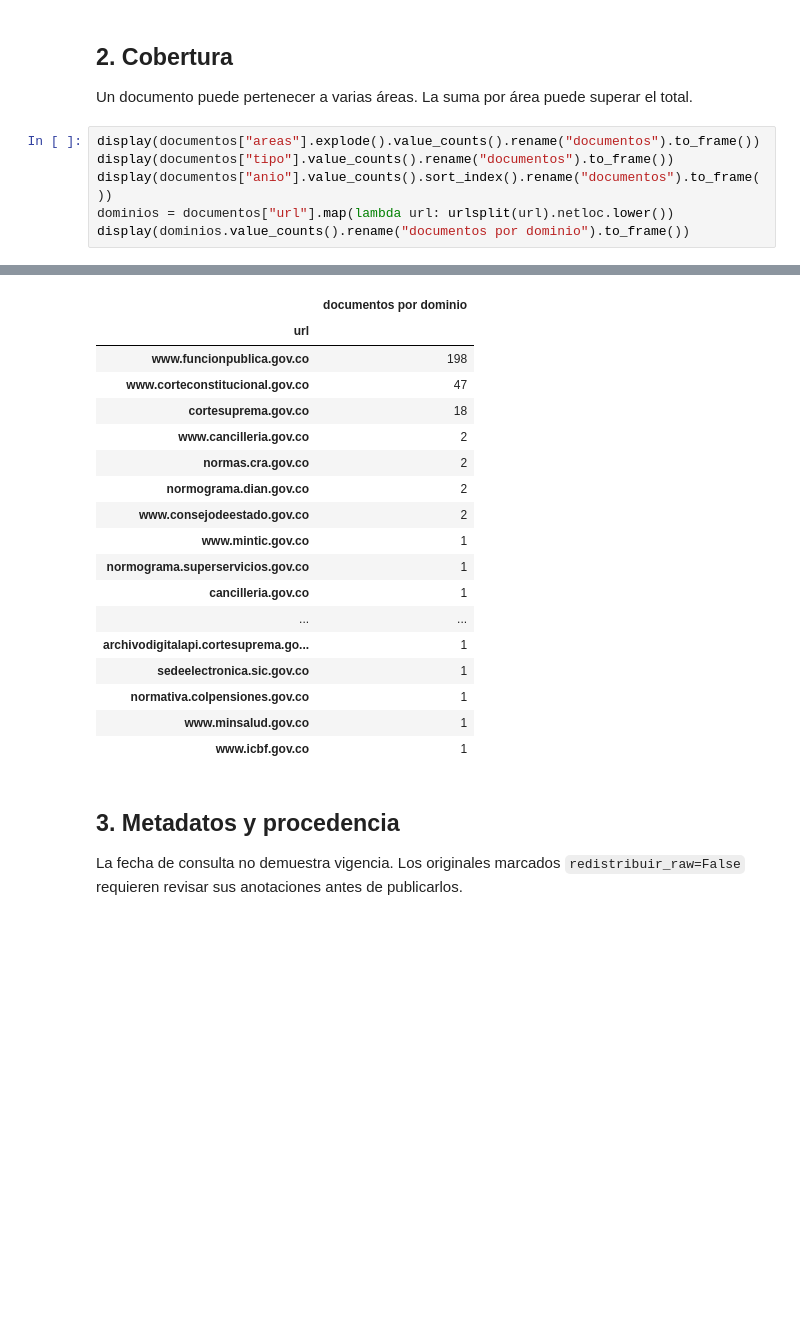
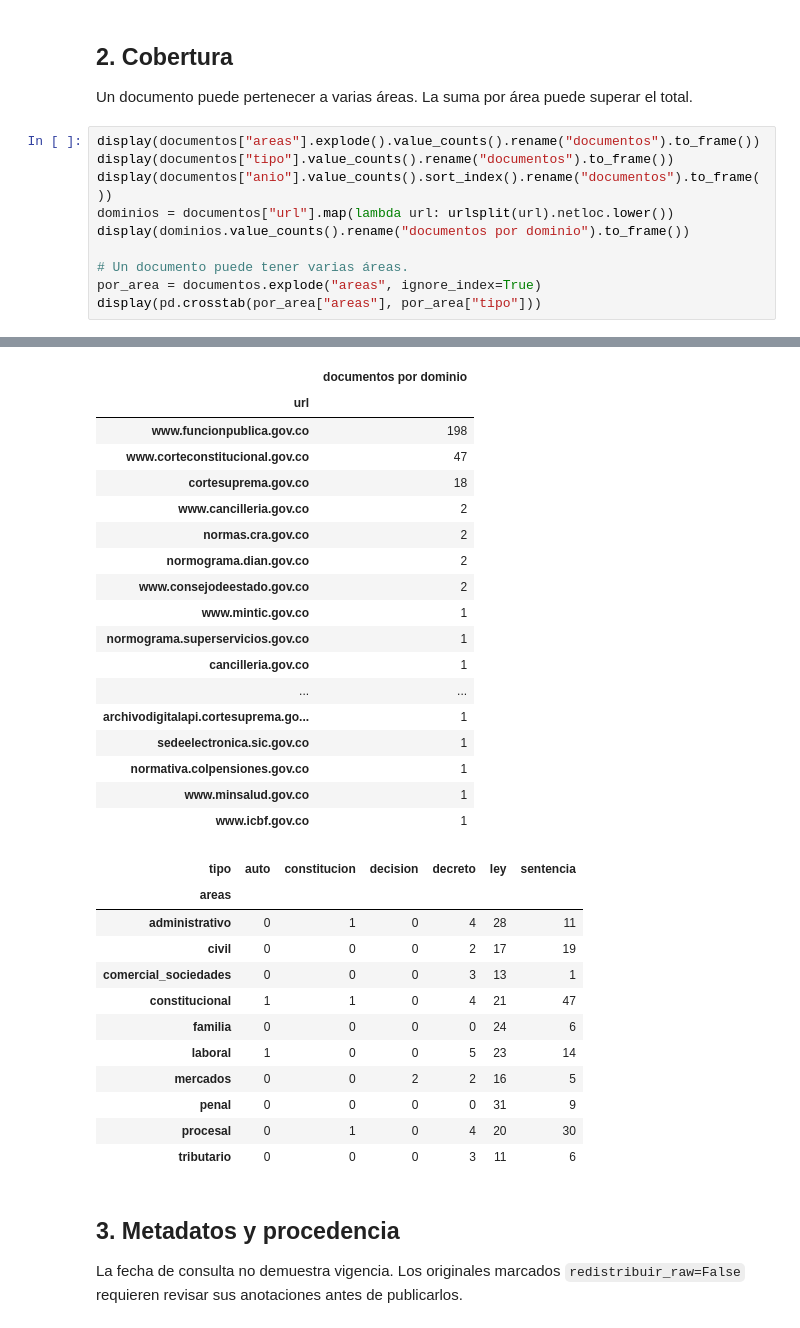
Before and after one commit to SamuelCharry/ai-week-2026, a Jupyter notebook: notebooks/00_eda.ipynb, the cells around one changed output, grey strips where cells are left out. Cells and saved outputs as stored; diff of their text form; blank space fills up the shorter version.

```diff
--- a/notebooks/00_eda.ipynb
+++ b/notebooks/00_eda.ipynb
@@ -58,6 +59,10 @@ display(documentos["tipo"].value_counts().rename("documentos").to_frame())
 display(documentos["anio"].value_counts().sort_index().rename("documentos").to_frame())
 dominios = documentos["url"].map(lambda url: urlsplit(url).netloc.lower())
 display(dominios.value_counts().rename("documentos por dominio").to_frame())
+
+# Un documento puede tener varias áreas.
+por_area = documentos.explode("areas", ignore_index=True)
+display(pd.crosstab(por_area["areas"], por_area["tipo"]))
 # %% [output]
 |  | documentos |
 | areas |  |
@@ -88,33 +93,45 @@ display(dominios.value_counts().rename("documentos por dominio").to_frame())
 | 1936 | 1 |
 | 1948 | 1 |
 | 1950 | 1 |
 | 1959 | 1 |
 | 1968 | 1 |
 | 1970 | 2 |
 | ... | ... |
 | 2022 | 9 |
 | 2023 | 5 |
 | 2024 | 7 |
 | 2025 | 8 |
 | 2026 | 1 |
 |  | documentos por dominio |
 | url |  |
 | www.funcionpublica.gov.co | 198 |
 | www.corteconstitucional.gov.co | 47 |
 | cortesuprema.gov.co | 18 |
 | www.cancilleria.gov.co | 2 |
 | normas.cra.gov.co | 2 |
 | normograma.dian.gov.co | 2 |
 | www.consejodeestado.gov.co | 2 |
 | www.mintic.gov.co | 1 |
 | normograma.superservicios.gov.co | 1 |
 | cancilleria.gov.co | 1 |
 | ... | ... |
 | archivodigitalapi.cortesuprema.go... | 1 |
 | sedeelectronica.sic.gov.co | 1 |
 | normativa.colpensiones.gov.co | 1 |
 | www.minsalud.gov.co | 1 |
 | www.icbf.gov.co | 1 |
+| tipo | auto | constitucion | decision | decreto | ley | sentencia |
+| areas |  |  |  |  |  |  |
+| administrativo | 0 | 1 | 0 | 4 | 28 | 11 |
+| civil | 0 | 0 | 0 | 2 | 17 | 19 |
+| comercial_sociedades | 0 | 0 | 0 | 3 | 13 | 1 |
+| constitucional | 1 | 1 | 0 | 4 | 21 | 47 |
+| familia | 0 | 0 | 0 | 0 | 24 | 6 |
+| laboral | 1 | 0 | 0 | 5 | 23 | 14 |
+| mercados | 0 | 0 | 2 | 2 | 16 | 5 |
+| penal | 0 | 0 | 0 | 0 | 31 | 9 |
+| procesal | 0 | 1 | 0 | 4 | 20 | 30 |
+| tributario | 0 | 0 | 0 | 3 | 11 | 6 |
 # %% [markdown]
 ## 3. Metadatos y procedencia
 
```
Also changed, not shown: parts of 14 cells of this notebook, 3 other files.
